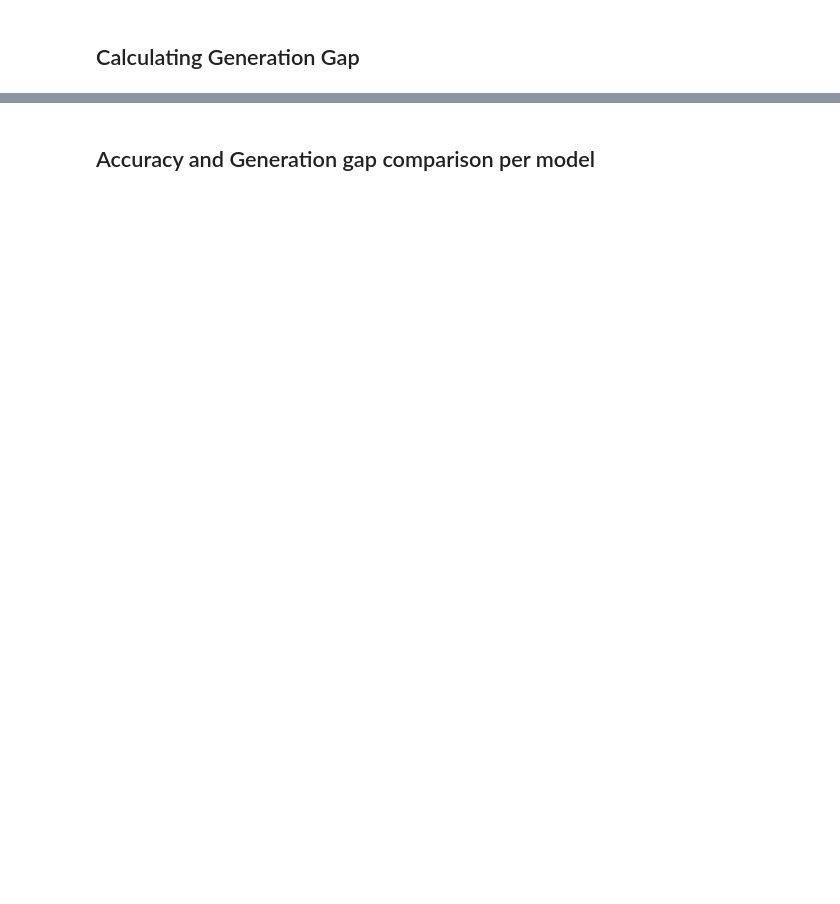
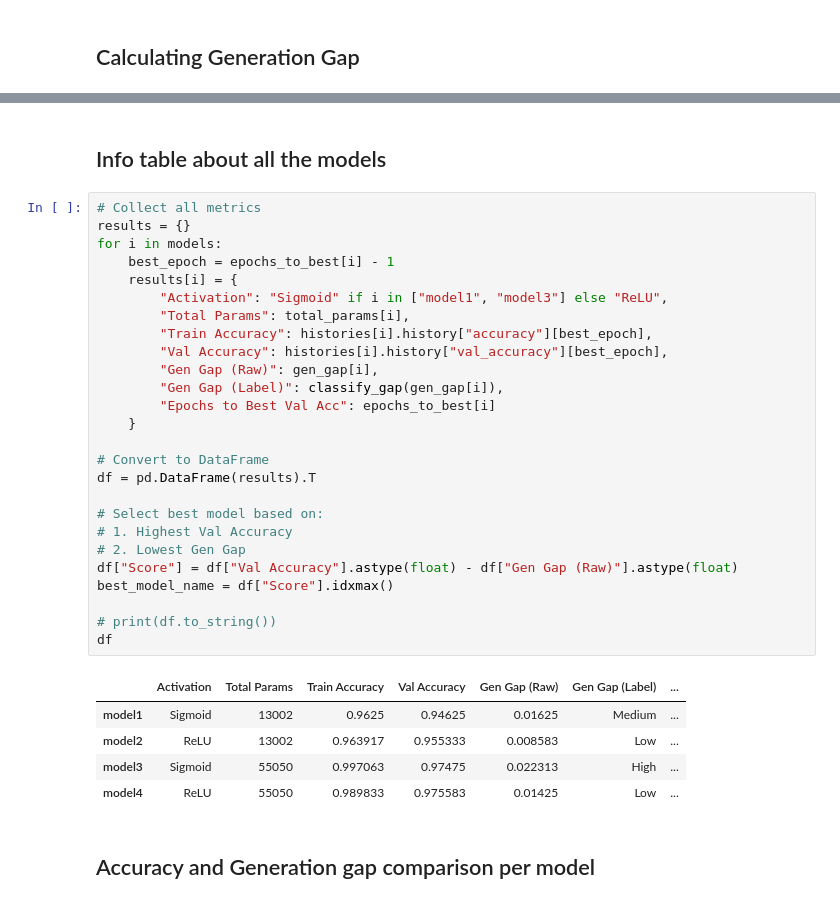
Before and after one commit to AdiXjaiswal/Handwritten-Digit-Recognition, a Jupyter notebook: HandwrittenDigitRecognition.ipynb, the cells around one changed output, grey strips where cells are left out. Saved outputs shown, nothing was run; the diff lists cells and outputs as text; blank space fills up the shorter version.

```diff
--- a/HandwrittenDigitRecognition.ipynb
+++ b/HandwrittenDigitRecognition.ipynb
@@ -238,3 +250,37 @@ total_params={i: models[i].count_params() for i in models}
+# %% [markdown]
+## Info table about all the models
+# %%
+# Collect all metrics
+results = {}
+for i in models:
+    best_epoch = epochs_to_best[i] - 1
+    results[i] = {
+        "Activation": "Sigmoid" if i in ["model1", "model3"] else "ReLU",
+        "Total Params": total_params[i],
+        "Train Accuracy": histories[i].history["accuracy"][best_epoch],
+        "Val Accuracy": histories[i].history["val_accuracy"][best_epoch],
+        "Gen Gap (Raw)": gen_gap[i],
+        "Gen Gap (Label)": classify_gap(gen_gap[i]),
+        "Epochs to Best Val Acc": epochs_to_best[i]
+    }
+
+# Convert to DataFrame
+df = pd.DataFrame(results).T
+
+# Select best model based on:
+# 1. Highest Val Accuracy
+# 2. Lowest Gen Gap
+df["Score"] = df["Val Accuracy"].astype(float) - df["Gen Gap (Raw)"].astype(float)
+best_model_name = df["Score"].idxmax()
+
+# print(df.to_string())
+df
+# %% [output]
+|  | Activation | Total Params | Train Accuracy | Val Accuracy | Gen Gap (Raw) | Gen Gap (Label) | ... |
+| model1 | Sigmoid | 13002 | 0.9625 | 0.94625 | 0.01625 | Medium | ... |
+| model2 | ReLU | 13002 | 0.963917 | 0.955333 | 0.008583 | Low | ... |
+| model3 | Sigmoid | 55050 | 0.997063 | 0.97475 | 0.022313 | High | ... |
+| model4 | ReLU | 55050 | 0.989833 | 0.975583 | 0.01425 | Low | ... |
 # %% [markdown]
 ## Accuracy and Generation gap comparison per model
 # %%
```
Also changed, not shown: parts of 31 cells of this notebook.
